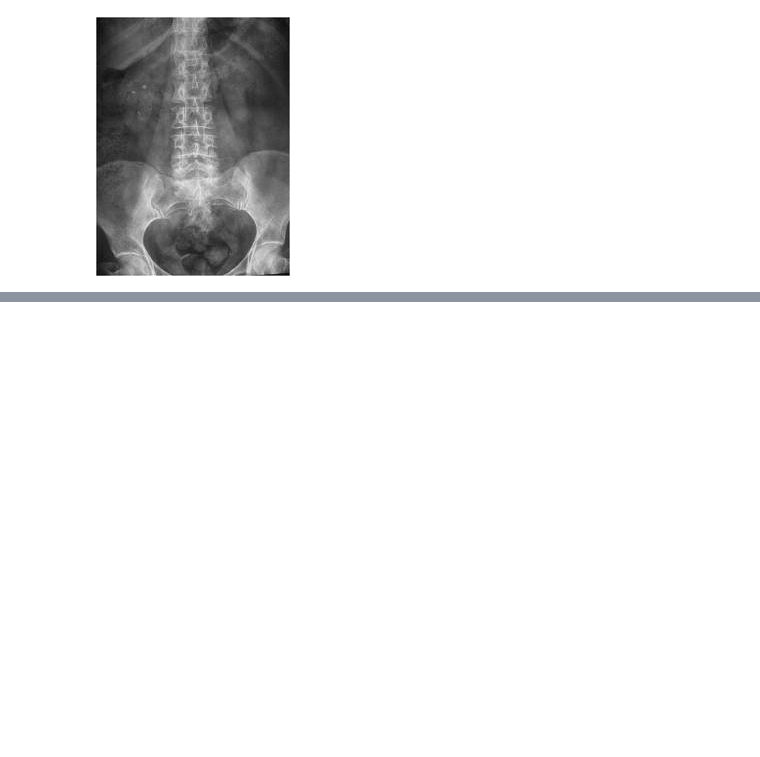
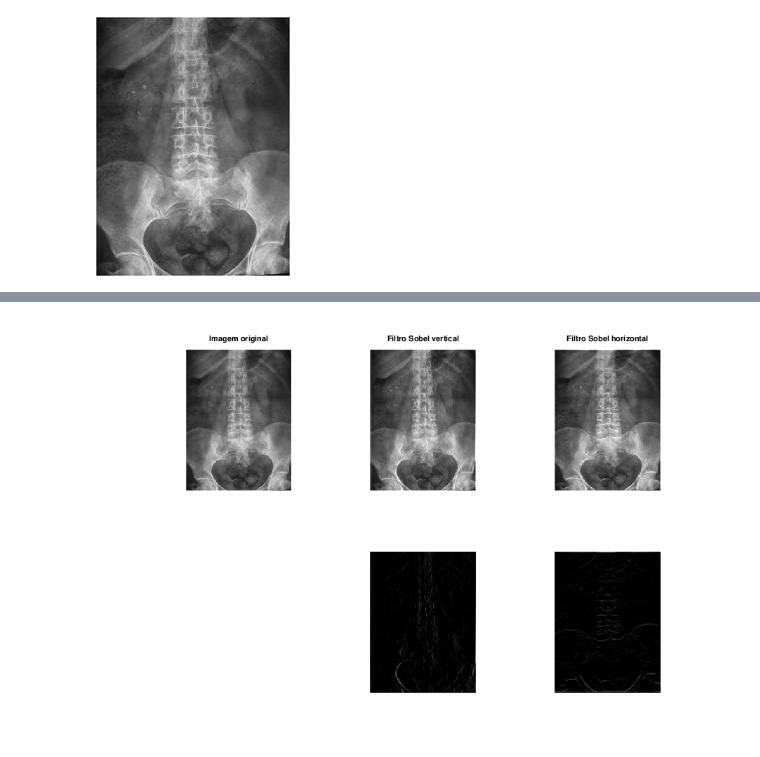
Before and after one commit to Lwao/tarefas-imagens-medicas-2, a Jupyter notebook: Tarefa 7/Tarefa 7 - Imagens Médicas 2.ipynb, the cells around one changed output, grey strips where cells are left out. Saved outputs shown, nothing was run; the diff lists cells and outputs as text; code cells hidden in the pictures; blank space fills up the shorter version.

```diff
--- a/Tarefa 7/Tarefa 7 - Imagens Médicas 2.ipynb
+++ b/Tarefa 7/Tarefa 7 - Imagens Médicas 2.ipynb
@@ -22,0 +161,25 @@ imshow(img)
+# %%
+figure();
+
+subplot(2,3,1);
+imshow(uint8(img));
+title('Imagem original');
+
+subplot(2,3,2);
+imshow(uint8(img_sob_ver+img));
+title('Filtro Sobel vertical');
+
+subplot(2,3,3);
+imshow(uint8(img_sob_hor+img));
+title('Filtro Sobel horizontal');
+
+subplot(2,3,5);
+imshow(uint8(img_sob_ver));
+
+subplot(2,3,6);
+imshow(uint8(img_sob_hor));
+
+
+set(gcf,'Position',[0 0 900 600])
+# %% [output]
+[figure, added]
```
Also changed, not shown: parts of 32 cells of this notebook.
